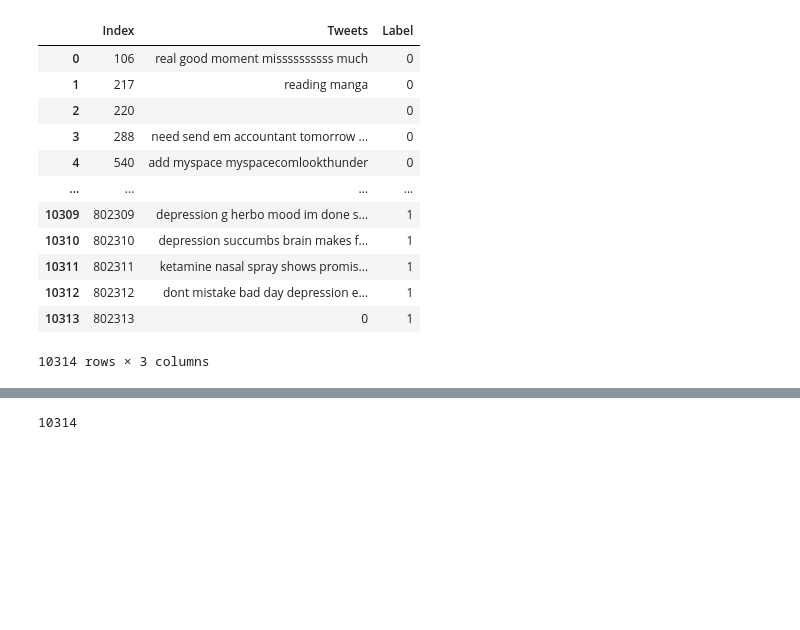
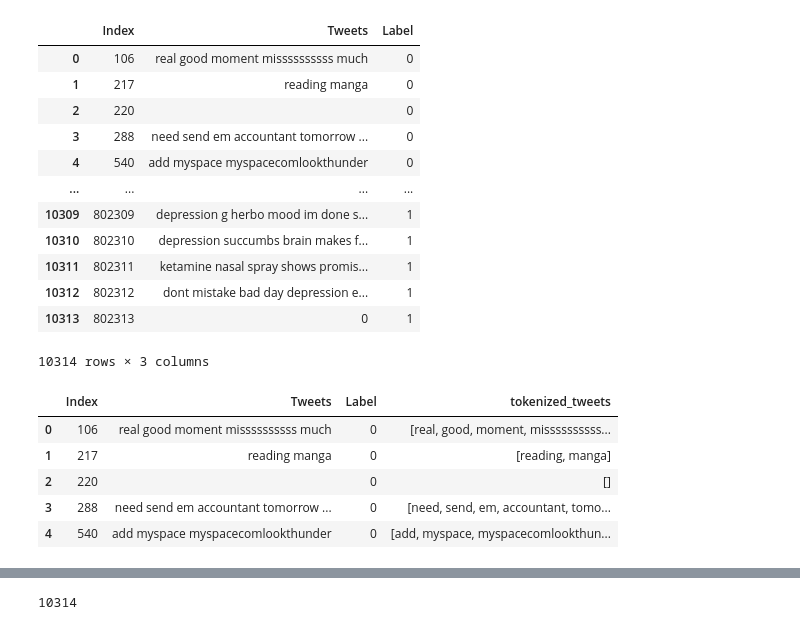
Before and after one commit to aashitarakesh/Twitter_SentimentalAnalysis, a Jupyter notebook: aashi_twitter_clean.ipynb, the cells around one changed output, grey strips where cells are left out. Cells and saved outputs as stored; diff of their text form; code cells hidden in the pictures; blank space fills up the shorter version.

```diff
--- a/aashi_twitter_clean.ipynb
+++ b/aashi_twitter_clean.ipynb
@@ -176,4 +176,13 @@ Twitter_df
 # len(Twitter_df)
 # %%
 
-Twitter_df.to_csv("twitter_clean.csv", index=False)
+Twitter_df.to_csv("sentiment_twitter_clean.csv", index=False)
+Twitter_df.head()
+# len(Twitter_df)
+# %% [output]
+|  | Index | Tweets | Label | tokenized_tweets |
+| 0 | 106 | real good moment missssssssss much | 0 | [real, good, moment, missssssssss... |
+| 1 | 217 | reading manga | 0 | [reading, manga] |
+| 2 | 220 |  | 0 | [] |
+| 3 | 288 | need send em accountant tomorrow ... | 0 | [need, send, em, accountant, tomo... |
+| 4 | 540 | add myspace myspacecomlookthunder | 0 | [add, myspace, myspacecomlookthun... |
```
Also changed, not shown: parts of 10 cells of this notebook, 4 other files.
